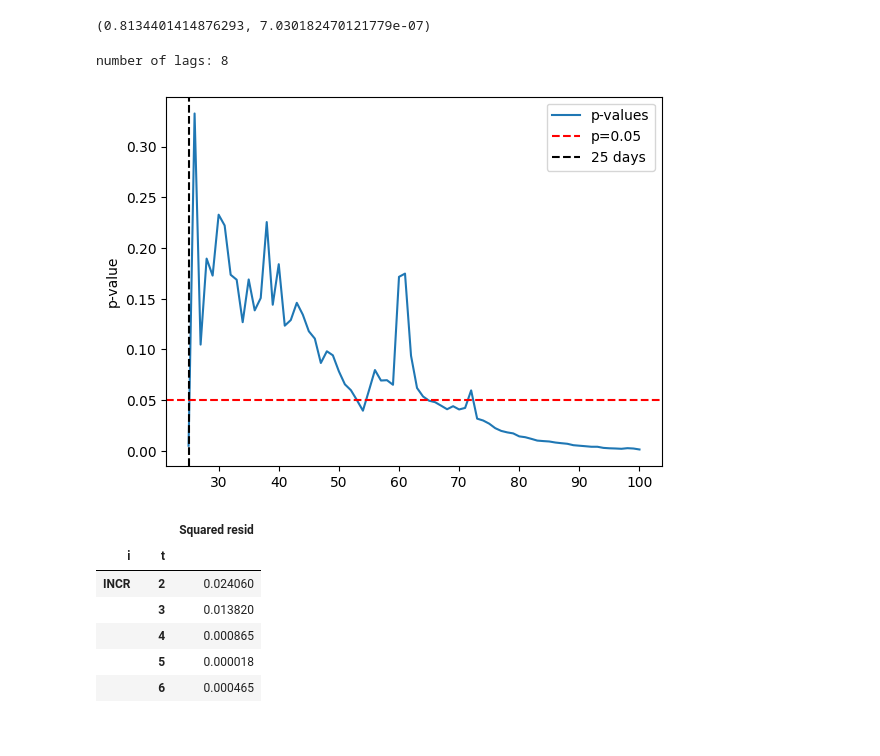
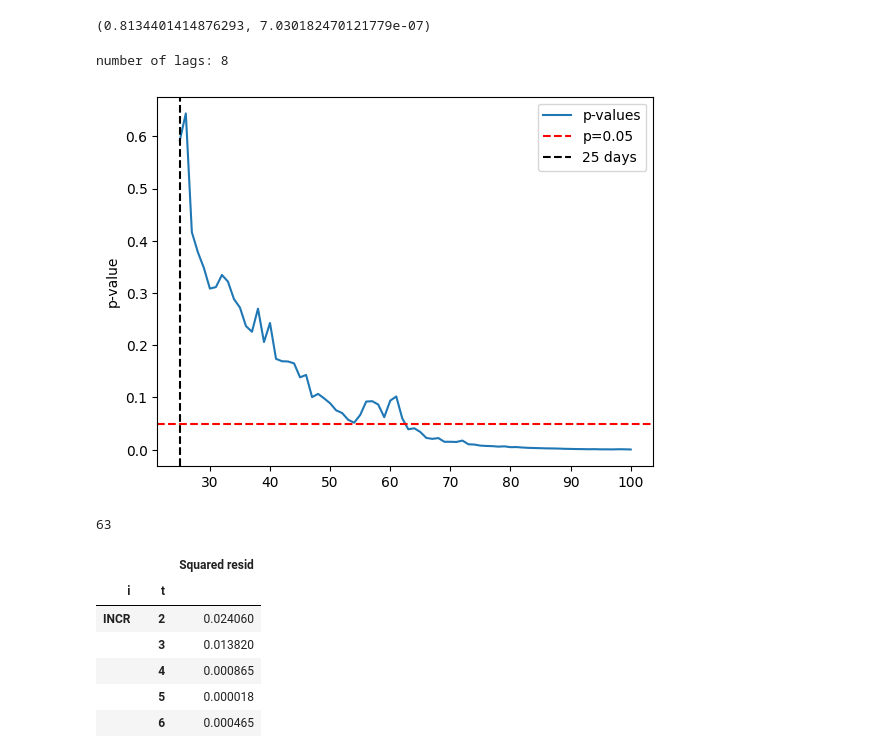
Before and after one commit to Sprnko/young-assets-convergence, a Jupyter notebook: notebooks/full_sample.ipynb, the cells around one changed output. Cells and saved outputs as stored; diff of their text form; code cells hidden in the pictures.

```diff
--- a/notebooks/full_sample.ipynb
+++ b/notebooks/full_sample.ipynb
@@ -344,25 +348,30 @@ fig_sigma_cumul.show()
 # %%
 # Using expanding ADF test to see if sigma becomes stationary over time
 
 lags = adfuller(sigma, autolag='AIC')[2]
 print("number of lags:", lags)
 
 pvals = []
 q = 23
 for i in range(q, len(sigma)):
     sample = sigma.iloc[:i]
-    adf_p = adfuller(sample, maxlag=lags, autolag=None)[1]
+    adf_p = adfuller(sample, maxlag=5, autolag=None)[1]
     pvals.append(adf_p)
 
 plt.plot(sigma.index[q:], pvals, label = 'p-values')
 plt.axhline(y=0.05, color='r', linestyle='--', label='p=0.05')
 plt.axvline(x=q + 2, color='r', linestyle='--', c = 'black', label=f'{q + 2} days')
 plt.ylabel('p-value')
 plt.legend()
 plt.show()
 # %% [output]
 number of lags: 8
-[figure, old version]
+[figure, new version]
+# %%
+qqq = pd.Series(pvals, index=sigma.index[q:])
+qqq[qqq < 0.05].index[0] # first time sigma becomes stationary
+# %% [output]
+63
 # %%
 resids_sq = (resids ** 2).rename(columns={'resid': 'Squared resid'})
 resids_sq
```
Also changed, not shown: parts of 5 cells of this notebook, 2 other files.
